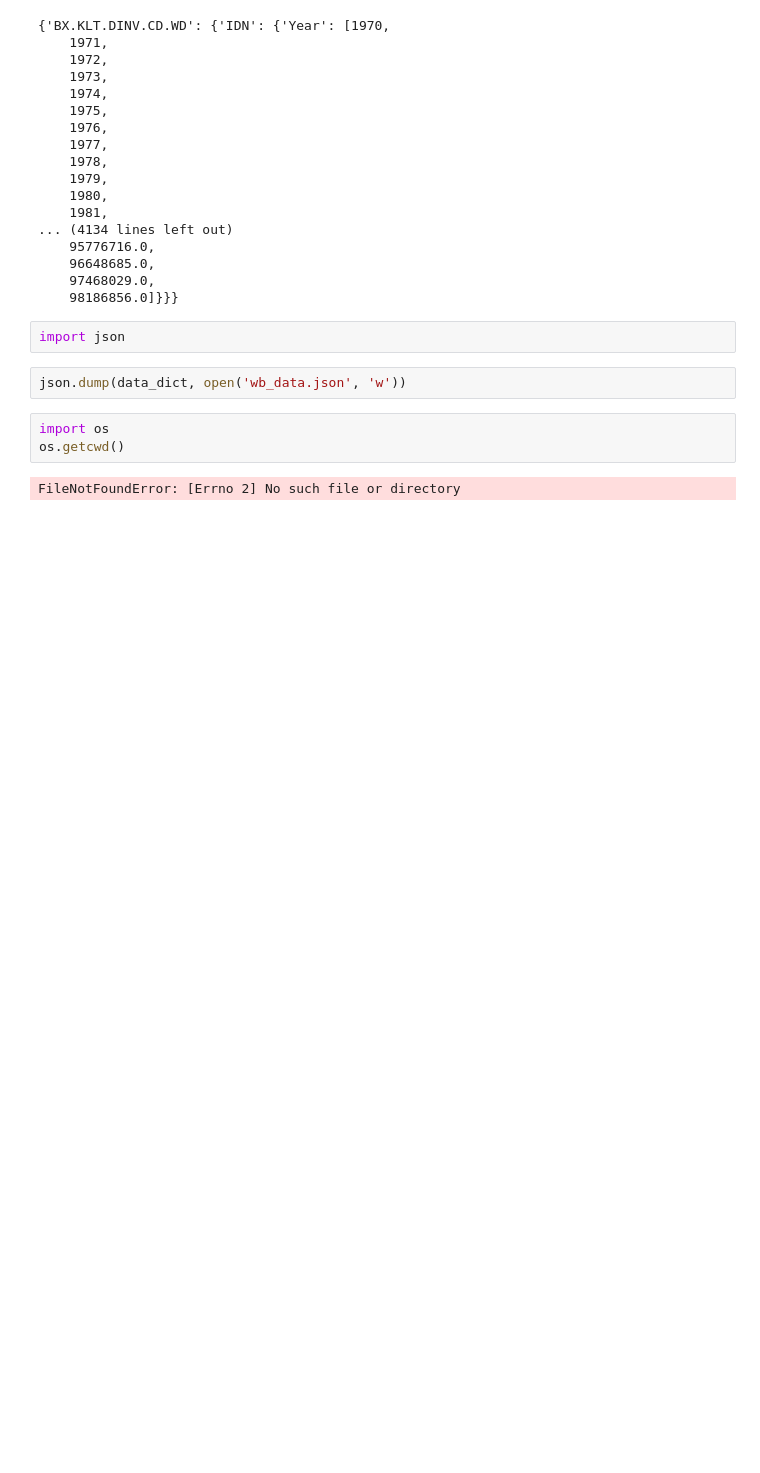
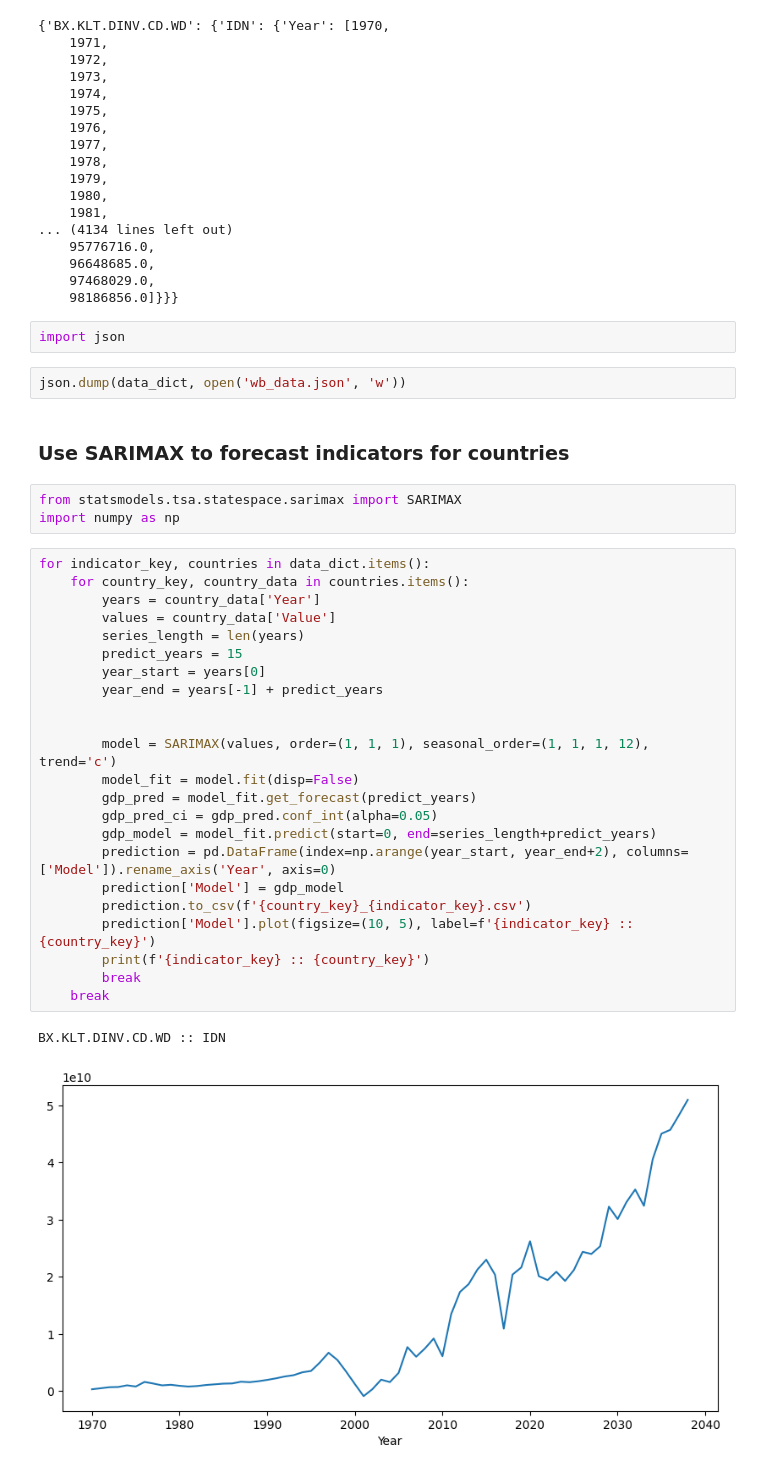
Before and after one commit to alexsgit/wbdata, a Jupyter notebook: notebooks/data_exploration.ipynb, the cells around one changed output. Drawn from its saved outputs; the diff is of its cells as text; blank space fills up the shorter version.

Commit message:
Generate Prediction data and visualize.

```diff
--- a/notebooks/data_exploration.ipynb
+++ b/notebooks/data_exploration.ipynb
@@ -265,8 +267,34 @@ data_dict
 import json
 # %%
 json.dump(data_dict, open('wb_data.json', 'w'))
-# %%
-import os
-os.getcwd()
-# %% [output]
-FileNotFoundError: [Errno 2] No such file or directory
+# %% [markdown]
+### Use SARIMAX to forecast indicators for countries
+# %%
+from statsmodels.tsa.statespace.sarimax import SARIMAX
+import numpy as np
+# %%
+for indicator_key, countries in data_dict.items():
+    for country_key, country_data in countries.items():
+        years = country_data['Year']
+        values = country_data['Value']
+        series_length = len(years)
+        predict_years = 15
+        year_start = years[0]
+        year_end = years[-1] + predict_years
+
+
+        model = SARIMAX(values, order=(1, 1, 1), seasonal_order=(1, 1, 1, 12), trend='c')
+        model_fit = model.fit(disp=False)
+        gdp_pred = model_fit.get_forecast(predict_years)
+        gdp_pred_ci = gdp_pred.conf_int(alpha=0.05)
+        gdp_model = model_fit.predict(start=0, end=series_length+predict_years)
+        prediction = pd.DataFrame(index=np.arange(year_start, year_end+2), columns=['Model']).rename_axis('Year', axis=0)
+        prediction['Model'] = gdp_model
+        prediction.to_csv(f'{country_key}_{indicator_key}.csv')
+        prediction['Model'].plot(figsize=(10, 5), label=f'{indicator_key} :: {country_key}')
+        print(f'{indicator_key} :: {country_key}')
+        break
+    break
+# %% [output]
+BX.KLT.DINV.CD.WD :: IDN
+[figure, added]
```
Also changed, not shown: parts of 16 cells of this notebook, 7 other files.
